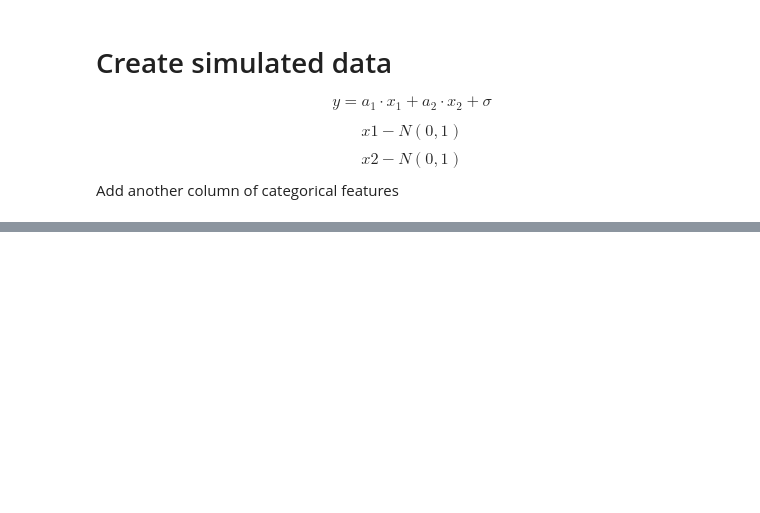
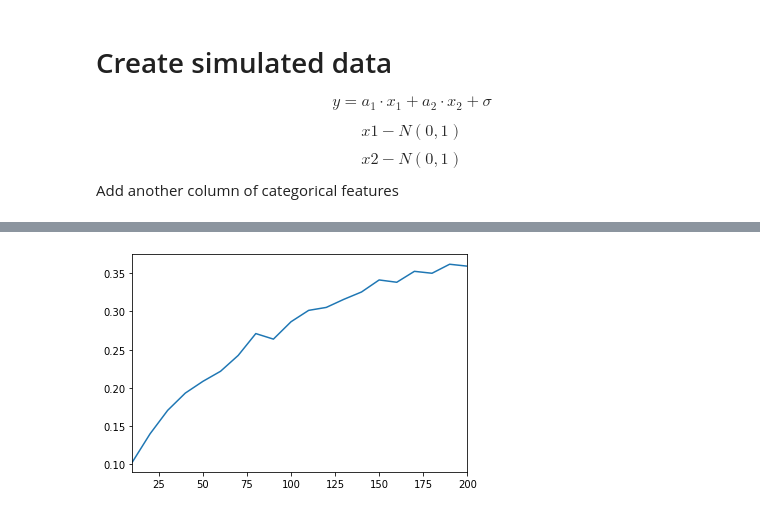
Before and after one commit to AfekIlayAdler/BootStrapDesicionTree, a Jupyter notebook: experiments/detect_uninformative_feature_simulated_data/detect_uninformative_feature_simulated_data.ipynb, the cells around one changed output, grey strips where cells are left out. Saved outputs shown, nothing was run; the diff lists cells and outputs as text; code cells hidden in the pictures; blank space fills up the shorter version.

```diff
--- a/experiments/detect_uninformative_feature_simulated_data/detect_uninformative_feature_simulated_data.ipynb
+++ b/experiments/detect_uninformative_feature_simulated_data/detect_uninformative_feature_simulated_data.ipynb
@@ -268,0 +97,18 @@ array([22.17160146, 77.62478671,  0.20361183])
+# %%
+from sklearn.ensemble import GradientBoostingRegressor
+final_results = np.zeros((len(CATEGORIES),2))
+for exp in range(N_EXPERIMENTS):
+    temp_results = []
+    for category_size in tqdm(CATEGORIES, total=len(CATEGORIES)):
+            np.random.seed(exp)
+            X, y = create_x_y(category_size)
+            clf = GradientBoostingRegressor(n_estimators=  N_ESTIMATORS, max_depth = MAX_DEPTH - 1,learning_rate = LEARNING_RATE)
+            X_train = pd.get_dummies(X)
+            clf.fit(X_train, y)
+            fi = pd.Series(clf.feature_importances_, index = X_train.columns)
+            temp_results.append([fi['x1'],fi['x2']])
+    final_results += np.array(temp_results)
+
+plot_df['Scikit_Learn_OneHot'] = plot_results(final_results)
+# %% [output]
+[figure, added]
```
Also changed, not shown: parts of 53 cells of this notebook, 3 other files.
